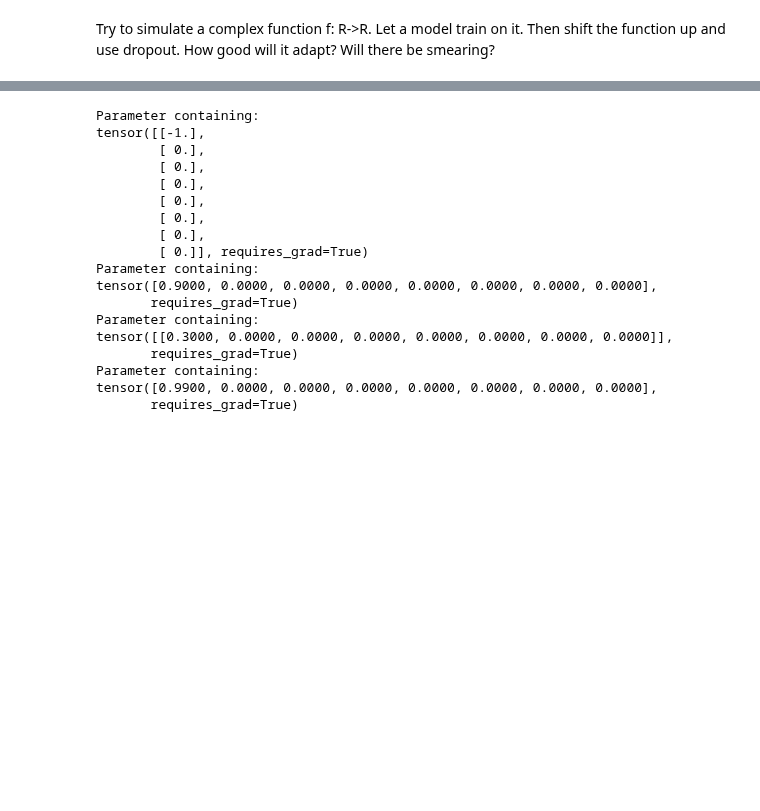
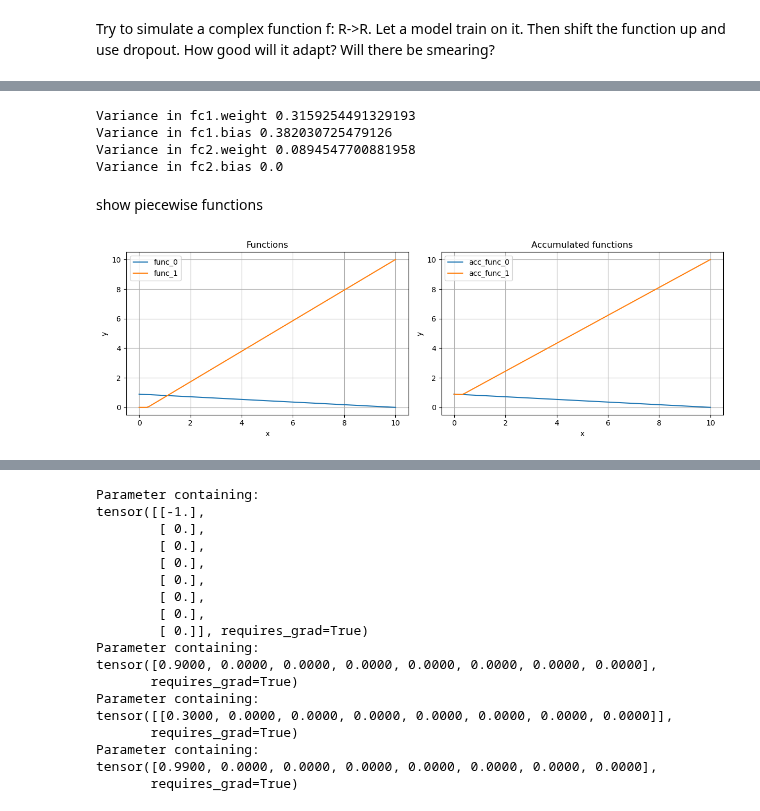
Before and after one commit to Ricu/fantastic-umbrella, a Jupyter notebook: test.ipynb, the cells around one changed output, grey strips where cells are left out. Saved outputs shown, nothing was run; the diff lists cells and outputs as text; code cells hidden in the pictures; blank space fills up the shorter version.

```diff
--- a/test.ipynb
+++ b/test.ipynb
@@ -220,0 +415,16 @@ TypeError: linear(): argument 'input' (position 1) must be Tensor, not list
+# %%
+for p in model.named_parameters():
+    # print(p)
+    variance = np.var(p[1].detach().numpy())
+    print(f'Variance in {p[0]} {variance}')
+# %% [output]
+Variance in fc1.weight 0.3159254491329193
+Variance in fc1.bias 0.382030725479126
+Variance in fc2.weight 0.0894547700881958
+Variance in fc2.bias 0.0
+# %% [markdown]
+show piecewise functions
+# %%
+plot_functions(x,model.fc1)
+# %% [output]
+[figure, added]
```
Also changed, not shown: parts of 59 cells of this notebook.
